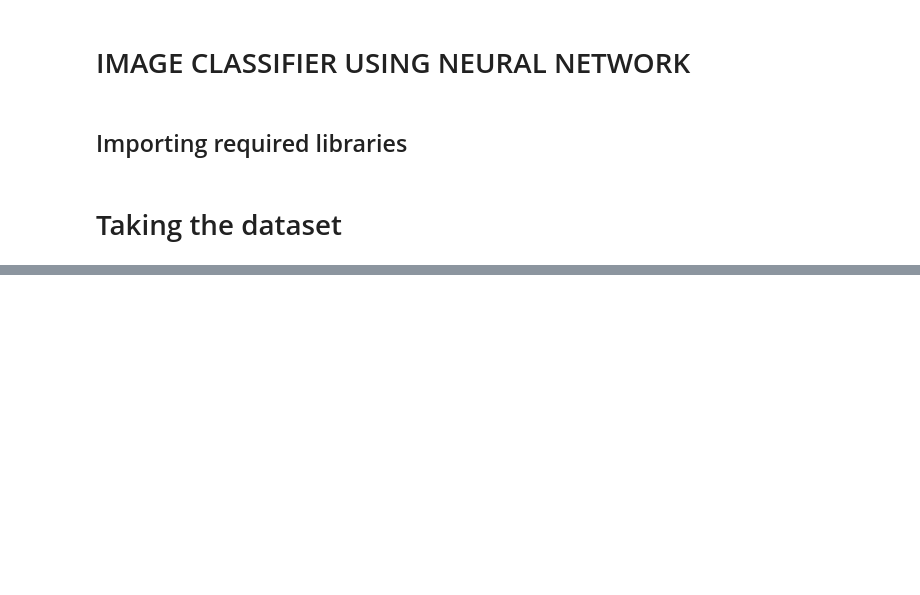
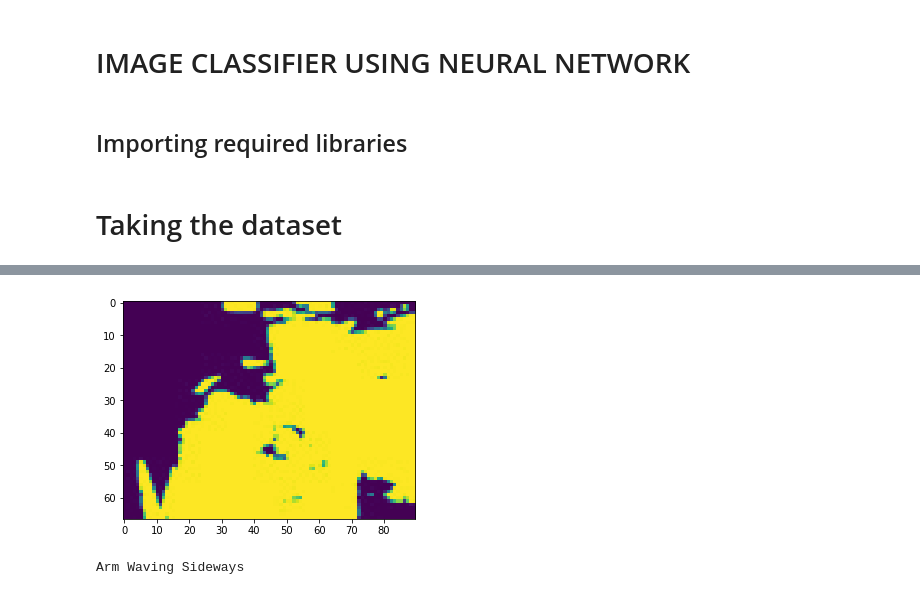
Before and after one commit to shim1998/Temporal-Template-Classifier, a Jupyter notebook: Neural Network Classifier.ipynb, the cells around one changed output, grey strips where cells are left out. Cells and saved outputs as stored; diff of their text form; code cells hidden in the pictures; blank space fills up the shorter version.

```diff
--- a/Neural Network Classifier.ipynb
+++ b/Neural Network Classifier.ipynb
@@ -86,0 +156,15 @@ NameError: name 'history' is not defined
+# %%
+img=cv2.imread('test.jpg',0)
+imgplot=plt.imshow(img)
+# %% [output]
+[figure, added]
+# %%
+ans=model.predict(img.reshape(-1,90,67,1))
+if(np.argmax(ans) == 0):
+    print("Arm Waving Sideways")
+elif (np.argmax(ans) == 1):
+    print("Right Hand Waving")
+elif (np.argmax(ans) == 2):
+    print("Arm waving forwards")
+# %% [output]
+Arm Waving Sideways
```
Also changed, not shown: parts of 10 cells of this notebook, 7 other files.
